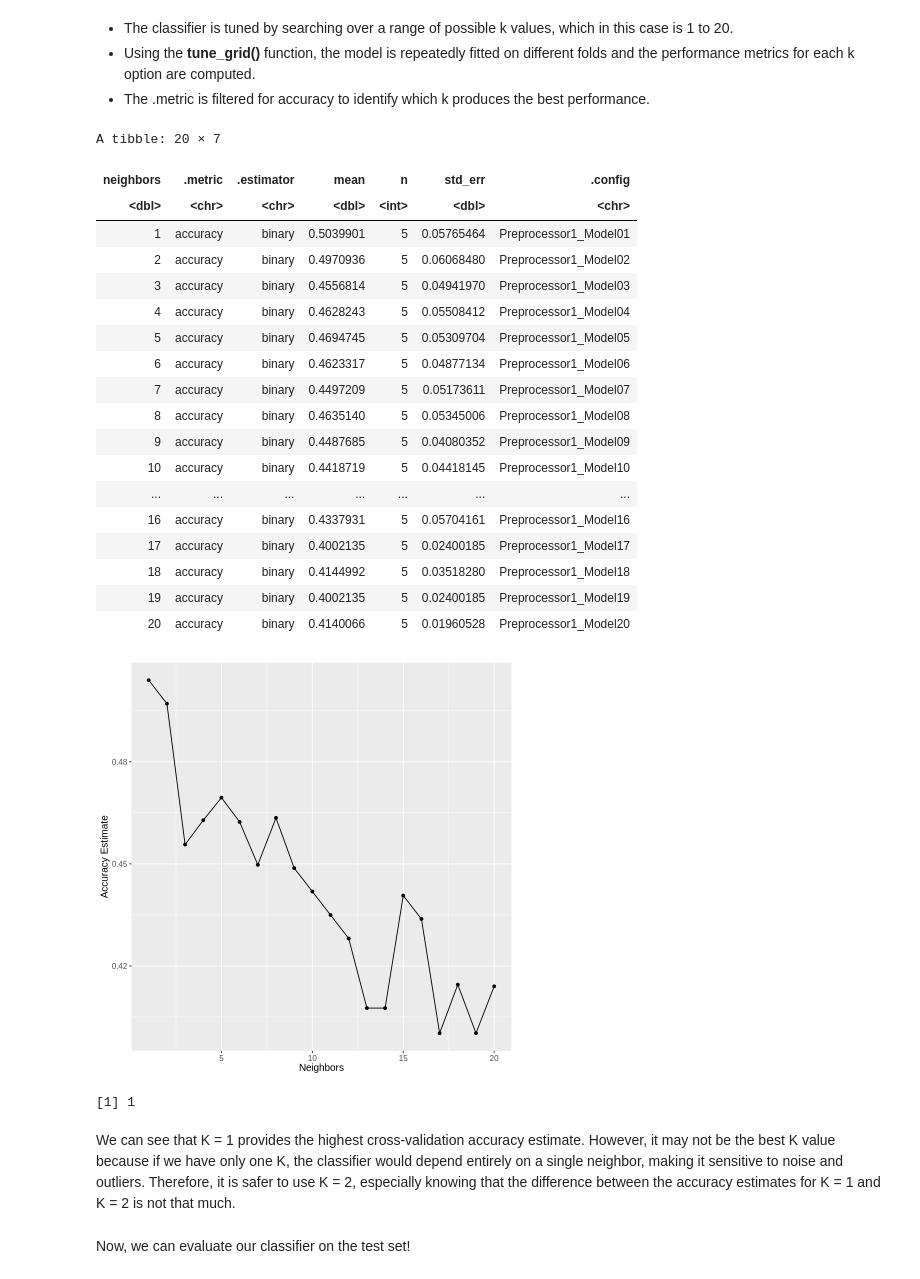
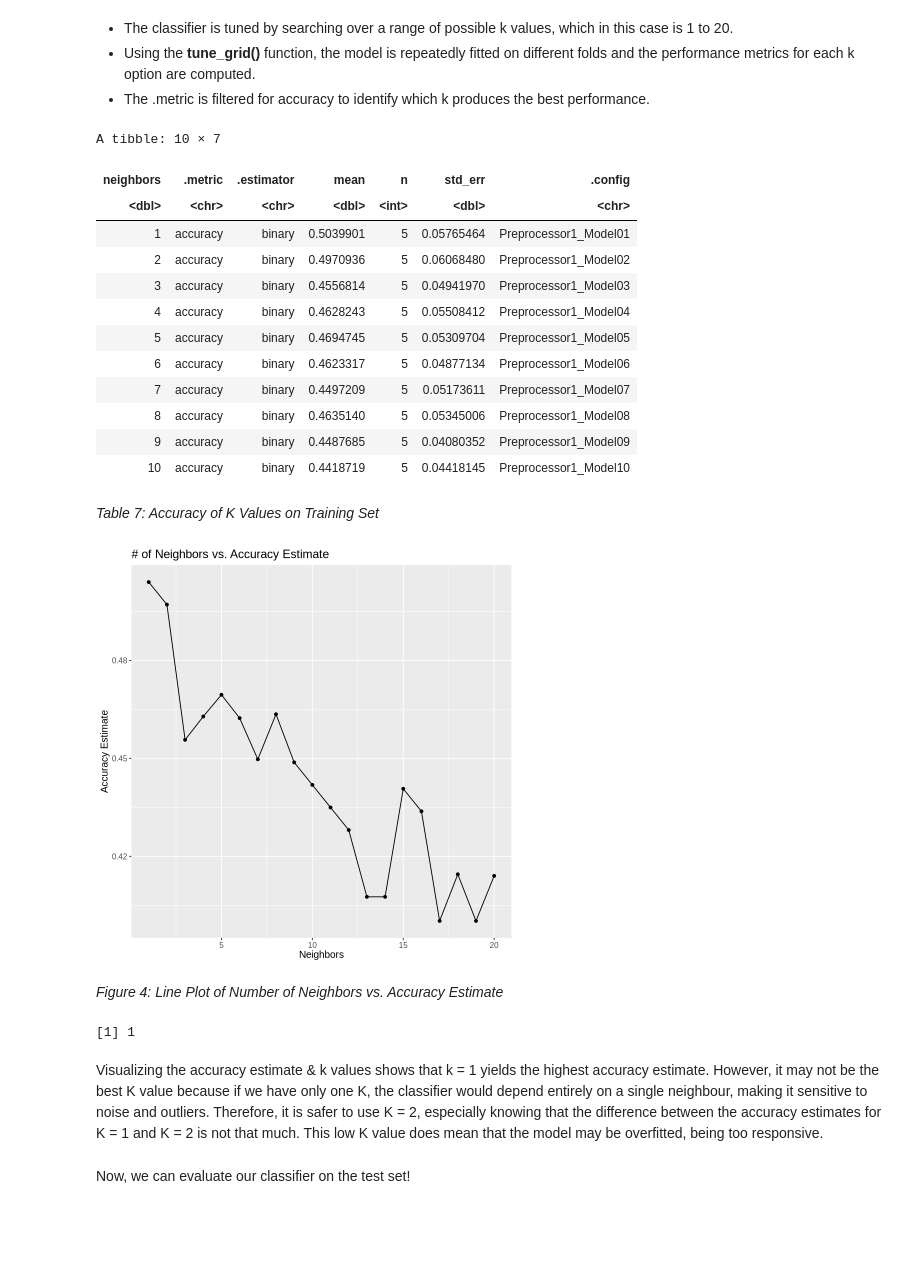
Before and after one commit to strikerjoseph734-glitch/final_project, a Jupyter notebook: final_project.ipynb, the cells around one changed output. Saved outputs shown, nothing was run; the diff lists cells and outputs as text; code cells hidden in the pictures; blank space fills up the shorter version.

Commit message:
Final Changes
Added final changes and small alterations, pretty much ready for final submission

```diff
--- a/final_project.ipynb
+++ b/final_project.ipynb
@@ -242,17 +254,21 @@ $ Age          <dbl> 19, 22, 19, 28, 23, 20, 17, 23, 15, 17, 22, 17, 17, 28, 1
 # %% [markdown]
 We create the standardization preprocessing using **only our training data** to ensure that our test data doesn't influence any aspect of our model training.
 # %%
+#Scales, centers and upsamples to balance classes
 players_recipe <- recipe(subscribe ~ played_hours + Age, data = players_train) |>
     step_scale(all_predictors()) |>
     step_center(all_predictors())|>
     step_upsample(subscribe)
 
+#KNN model is created, with neighbors set to tune so 5 fold validation can be performed
 players_spec <- nearest_neighbor(weight_func = "rectangular", neighbors = tune()) |>
     set_engine("kknn") |>
     set_mode("classification")
 
+#Workflow is created
 players_workflow <- workflow() |>
     add_recipe(players_recipe) |>
-    add_model(players_spec)
+    add_model(players_spec)|>
+    fit(data = players_train)
 players_workflow
 # %% [output]
@@ -286,14 +305,15 @@ players_vfold <- vfold_cv(players_train, v = 5, strata = subscribe)
 # %%
 k_vals <- tibble(neighbors = seq(from = 1, to = 20, by = 1))
 
+#Tunes the grid and outputs accuracies for different K values
 players_results <- tune_grid(players_workflow, resamples = players_vfold, grid = k_vals)
 player_metrics <- collect_metrics(players_results)
 
 accuracies <- player_metrics |>
     filter(.metric == "accuracy")
-accuracies
+head(accuracies, n = 10)
 # %% [output]
-A tibble: 20 × 7
+A tibble: 10 × 7
 | neighbors | .metric | .estimator | mean | n | std_err | .config |
 | <dbl> | <chr> | <chr> | <dbl> | <int> | <dbl> | <chr> |
 | 1 | accuracy | binary | 0.5039901 | 5 | 0.05765464 | Preprocessor1_Model01 |
@@ -306,19 +326,18 @@ A tibble: 20 × 7
 | 8 | accuracy | binary | 0.4635140 | 5 | 0.05345006 | Preprocessor1_Model08 |
 | 9 | accuracy | binary | 0.4487685 | 5 | 0.04080352 | Preprocessor1_Model09 |
 | 10 | accuracy | binary | 0.4418719 | 5 | 0.04418145 | Preprocessor1_Model10 |
-| ... | ... | ... | ... | ... | ... | ... |
-| 16 | accuracy | binary | 0.4337931 | 5 | 0.05704161 | Preprocessor1_Model16 |
-| 17 | accuracy | binary | 0.4002135 | 5 | 0.02400185 | Preprocessor1_Model17 |
-| 18 | accuracy | binary | 0.4144992 | 5 | 0.03518280 | Preprocessor1_Model18 |
-| 19 | accuracy | binary | 0.4002135 | 5 | 0.02400185 | Preprocessor1_Model19 |
-| 20 | accuracy | binary | 0.4140066 | 5 | 0.01960528 | Preprocessor1_Model20 |
+# %% [markdown]
+*Table 7: Accuracy of K Values on Training Set*
 # %%
+#A graph is made of K neighbors vs Accuracy
 accuracy_vs_k <- ggplot(accuracies, aes(x = neighbors, y = mean)) +
     geom_point() +
     geom_line() +
-    labs(x = "Neighbors", y = "Accuracy Estimate") +
+    labs(x = "Neighbors", y = "Accuracy Estimate", title = "# of Neighbors vs. Accuracy Estimate") +
     theme(text = element_text(size = 12))
 accuracy_vs_k
 # %% [output]
-[figure, old version]
+[figure, new version]
+# %% [markdown]
+*Figure 4: Line Plot of Number of Neighbors vs. Accuracy Estimate*
 # %%
@@ -330,7 +350,7 @@ best_k
 # %% [output]
 [1] 1
 # %% [markdown]
-We can see that K = 1 provides the highest cross-validation accuracy estimate. However, it may not be the best K value because if we have only one K, the classifier would depend entirely on a single neighbor, making it sensitive to noise and outliers. Therefore, it is safer to use K = 2, especially knowing that the difference between the accuracy estimates for K = 1 and K = 2 is not that much.
+Visualizing the accuracy estimate & k values shows that k = 1 yields the highest accuracy estimate. However,  it may not be the best K value because if we have only one K, the classifier would depend entirely on a single neighbour, making it sensitive to noise and outliers. Therefore, it is safer to use K = 2, especially knowing that the difference between the accuracy estimates for K = 1 and K = 2 is not that much. This low K value does mean that the model may be overfitted, being too responsive.
 # %% [markdown]
 Now, we can evaluate our classifier on the test set!
 # %%
```
Also changed, not shown: parts of 32 cells of this notebook.
